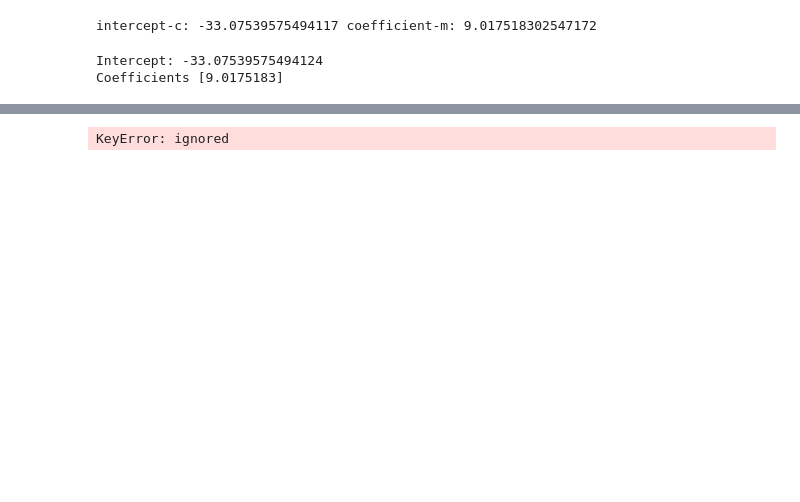
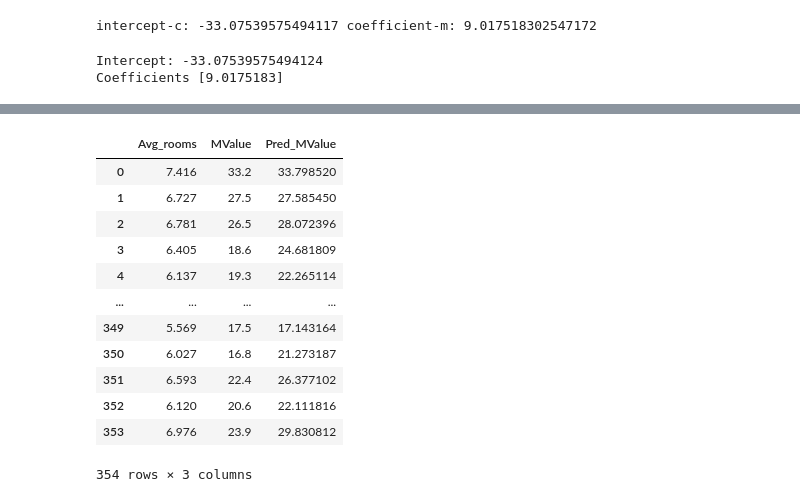
Before and after one commit to swastikbanerjee/AML_Lab, a Jupyter notebook: Lab1.ipynb, the cells around one changed output, grey strips where cells are left out. Cells and saved outputs as stored; diff of their text form; code cells hidden in the pictures; blank space fills up the shorter version.

```diff
--- a/Lab1.ipynb
+++ b/Lab1.ipynb
@@ -100,6 +116,18 @@ Coefficients [9.0175183]
 # %%
 trained_model = c + m*data.iloc[:354,5]
-data['Pred_MValue'] = trained_model
-data[['Avg_rooms','MValue','Pred_MValue']]
+df1['Pred_MValue'] = trained_model
+df1[['Avg_rooms ','MValue','Pred_MValue']]
 # %% [output]
+|  | Avg_rooms | MValue | Pred_MValue |
+| 0 | 7.416 | 33.2 | 33.798520 |
+| 1 | 6.727 | 27.5 | 27.585450 |
+| 2 | 6.781 | 26.5 | 28.072396 |
+| 3 | 6.405 | 18.6 | 24.681809 |
+| 4 | 6.137 | 19.3 | 22.265114 |
+| ... | ... | ... | ... |
+| 349 | 5.569 | 17.5 | 17.143164 |
+| 350 | 6.027 | 16.8 | 21.273187 |
+| 351 | 6.593 | 22.4 | 26.377102 |
+| 352 | 6.120 | 20.6 | 22.111816 |
+| 353 | 6.976 | 23.9 | 29.830812 |
-KeyError: ignored
+354 rows × 3 columns
```
Also changed, not shown: parts of 11 cells of this notebook.
